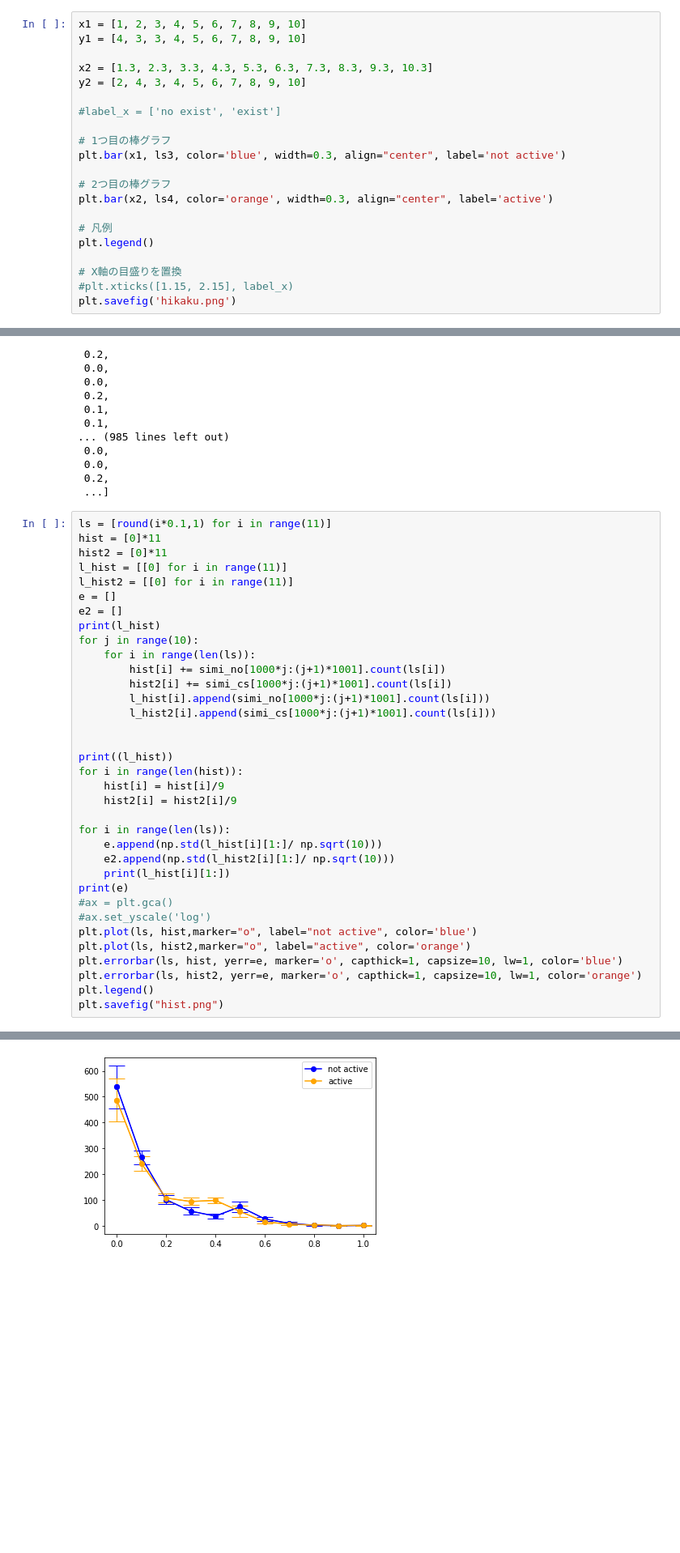
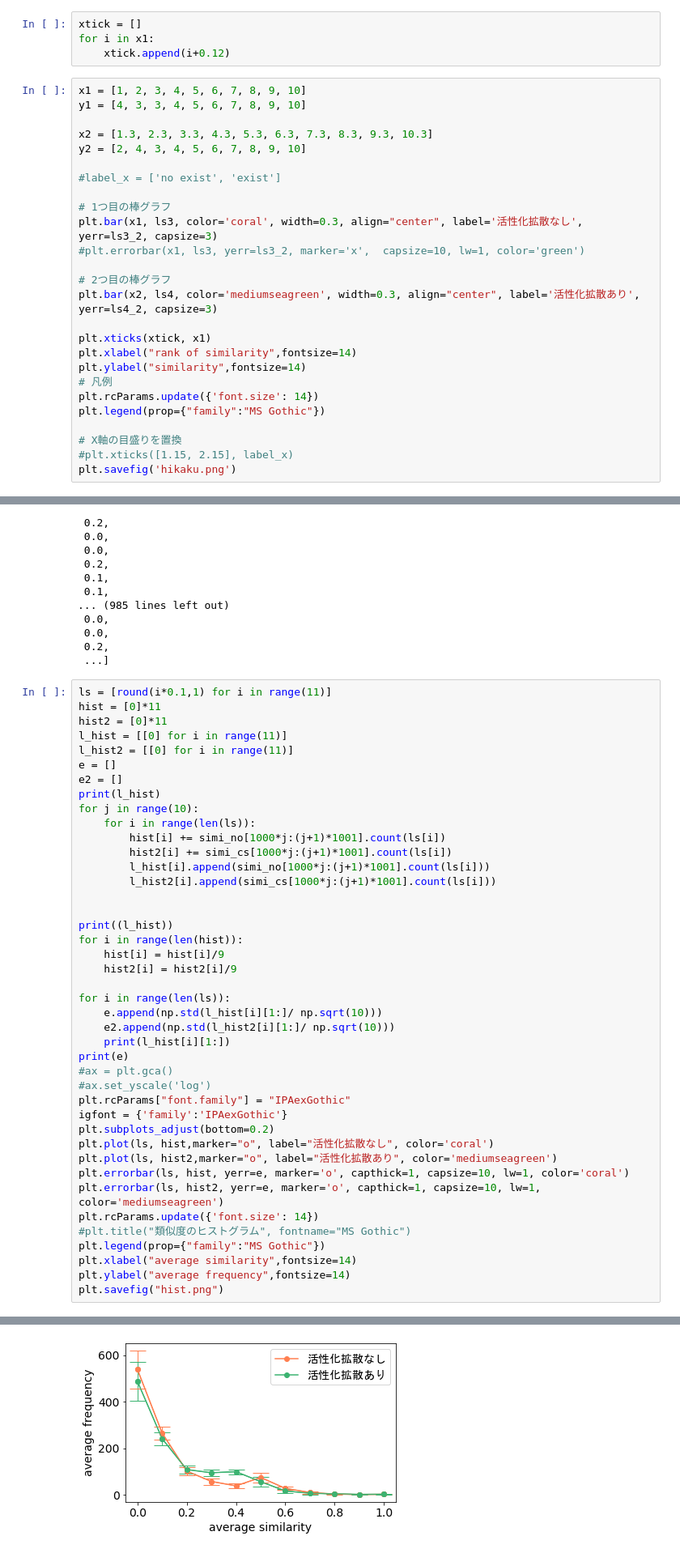
Before and after one commit to kisikisikisi/data-analytics, a Jupyter notebook: similarity.ipynb, the cells around one changed output, grey strips where cells are left out. Shown at 81% size. Cells and saved outputs as stored; diff of their text form; blank space fills up the shorter version.

```diff
--- a/similarity.ipynb
+++ b/similarity.ipynb
@@ -243,6 +243,10 @@ ls3
  0.02960000000000011,
  0.01649999999999998,
  0.012899999999999986]
+# %%
+xtick = []
+for i in x1:
+    xtick.append(i+0.12)
 # %%
 x1 = [1, 2, 3, 4, 5, 6, 7, 8, 9, 10]
 y1 = [4, 3, 3, 4, 5, 6, 7, 8, 9, 10]
@@ -253,13 +257,18 @@ y2 = [2, 4, 3, 4, 5, 6, 7, 8, 9, 10]
 #label_x = ['no exist', 'exist']
 
 # 1つ目の棒グラフ
-plt.bar(x1, ls3, color='blue', width=0.3, align="center", label='not active')
+plt.bar(x1, ls3, color='coral', width=0.3, align="center", label='活性化拡散なし', yerr=ls3_2, capsize=3)
+#plt.errorbar(x1, ls3, yerr=ls3_2, marker='x',  capsize=10, lw=1, color='green')
 
 # 2つ目の棒グラフ
-plt.bar(x2, ls4, color='orange', width=0.3, align="center", label='active')
+plt.bar(x2, ls4, color='mediumseagreen', width=0.3, align="center", label='活性化拡散あり', yerr=ls4_2, capsize=3)
 
+plt.xticks(xtick, x1)
+plt.xlabel("rank of similarity",fontsize=14)
+plt.ylabel("similarity",fontsize=14)
 # 凡例
-plt.legend()
+plt.rcParams.update({'font.size': 14})
+plt.legend(prop={"family":"MS Gothic"})
 
 # X軸の目盛りを置換
 #plt.xticks([1.15, 2.15], label_x)
@@ -304,39 +313,46 @@ for j in range(10):
 
 
 print((l_hist))
 for i in range(len(hist)):
     hist[i] = hist[i]/9
     hist2[i] = hist2[i]/9
 
 for i in range(len(ls)):
     e.append(np.std(l_hist[i][1:]/ np.sqrt(10)))
     e2.append(np.std(l_hist2[i][1:]/ np.sqrt(10)))
     print(l_hist[i][1:])
 print(e)
 #ax = plt.gca()
 #ax.set_yscale('log')
-plt.plot(ls, hist,marker="o", label="not active", color='blue')
-plt.plot(ls, hist2,marker="o", label="active", color='orange')
-plt.errorbar(ls, hist, yerr=e, marker='o', capthick=1, capsize=10, lw=1, color='blue')
-plt.errorbar(ls, hist2, yerr=e, marker='o', capthick=1, capsize=10, lw=1, color='orange')
-plt.legend()
+plt.rcParams["font.family"] = "IPAexGothic"
+igfont = {'family':'IPAexGothic'}
+plt.subplots_adjust(bottom=0.2)
+plt.plot(ls, hist,marker="o", label="活性化拡散なし", color='coral')
+plt.plot(ls, hist2,marker="o", label="活性化拡散あり", color='mediumseagreen')
+plt.errorbar(ls, hist, yerr=e, marker='o', capthick=1, capsize=10, lw=1, color='coral')
+plt.errorbar(ls, hist2, yerr=e, marker='o', capthick=1, capsize=10, lw=1, color='mediumseagreen')
+plt.rcParams.update({'font.size': 14})
+#plt.title("類似度のヒストグラム", fontname="MS Gothic")
+plt.legend(prop={"family":"MS Gothic"})
+plt.xlabel("average similarity",fontsize=14)
+plt.ylabel("average frequency",fontsize=14)
 plt.savefig("hist.png")
 # %% [output]
 [[0], [0], [0], [0], [0], [0], [0], [0], [0], [0], [0]]
 [[0, 593, 868, 284, 239, 274, 923, 307, 291, 757, 304], [0, 339, 123, 246, 289, 255, 60, 364, 258, 219, 235], [0, 64, 7, 127, 153, 157, 11, 93, 134, 28, 141], [0, 5, 1, 69, 81, 58, 6, 136, 96, 3, 59], ...
 [593, 868, 284, 239, 274, 923, 307, 291, 757, 304]
 [339, 123, 246, 289, 255, 60, 364, 258, 219, 235]
 [64, 7, 127, 153, 157, 11, 93, 134, 28, 141]
 [5, 1, 69, 81, 58, 6, 136, 96, 3, 59]
 [0, 0, 84, 48, 48, 1, 90, 35, 0, 37]
 [0, 0, 112, 139, 160, 5, 7, 108, 0, 137]
 [0, 0, 55, 42, 40, 0, 1, 61, 2, 46]
 [0, 0, 2, 5, 5, 0, 3, 23, 0, 49]
 [0, 2, 13, 7, 2, 0, 0, 2, 0, 0]
 [0, 1, 4, 0, 4, 0, 0, 0, 0, 0]
 [0, 0, 7, 1, 2, 0, 6, 0, 0, 2]
 [81.95669588264279, 27.33195931505826, 17.888683573700998, 13.975120750820007, 10.29276444887378, 20.820566755014138, 7.829495513760768, 4.72874190456616, 1.2743625857659193, 0.498998997994986, 0.7848 ...
-[figure, old version]
+[figure, new version]
 # %% [markdown]
 # 棒グラフ
 # %%
```
Also changed, not shown: parts of 1 cell of this notebook.
